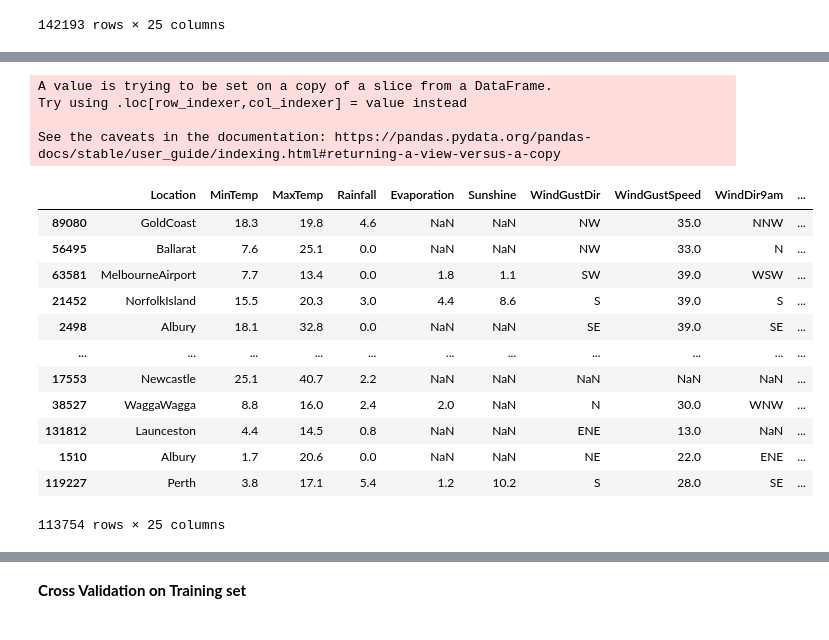
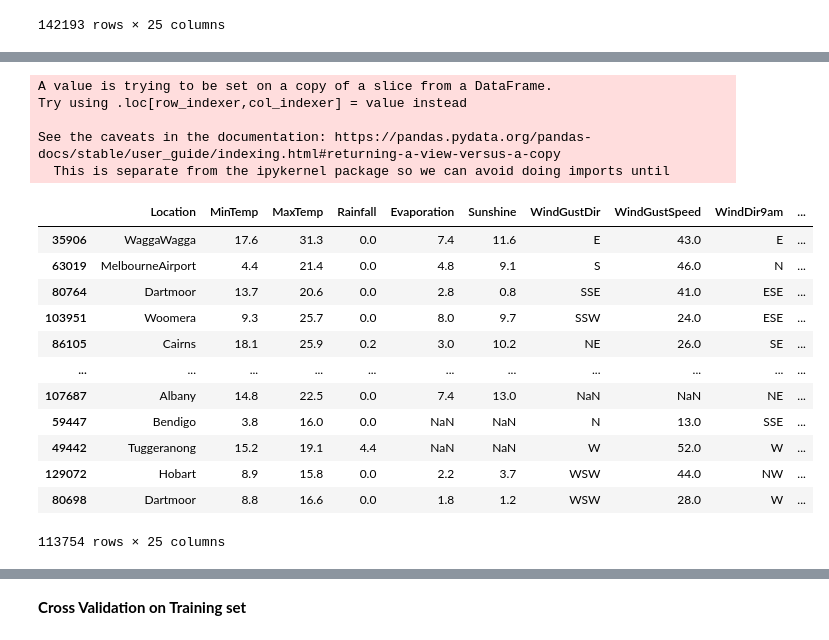
Before and after one commit to WoradeeKongthong/raining_tomorrow_classification, a Jupyter notebook: 02_Raining_LogisticRegression_plus_FeatureEngineering.ipynb, the cells around one changed output, grey strips where cells are left out. Cells and saved outputs as stored; diff of their text form; code cells hidden in the pictures.

```diff
--- a/02_Raining_LogisticRegression_plus_FeatureEngineering.ipynb
+++ b/02_Raining_LogisticRegression_plus_FeatureEngineering.ipynb
@@ -288,25 +272,27 @@ X_train
 # %%
-# append y_train into X_train to form a dataset and to handle the outliers
-X_train['RainTomorrow'] = y_train
+# create temp_df to combine X_train and y_train and cap the outliers
+temp_df = X_train
+temp_df['RainTomorrow'] = y_train
 # %% [output]
 A value is trying to be set on a copy of a slice from a DataFrame.
 Try using .loc[row_indexer,col_indexer] = value instead
 
 See the caveats in the documentation: https://pandas.pydata.org/pandas-docs/stable/user_guide/indexing.html#returning-a-view-versus-a-copy
+  This is separate from the ipykernel package so we can avoid doing imports until
-# %%
-X_train
-# %% [output]
-|  | Location | MinTemp | MaxTemp | Rainfall | Evaporation | Sunshine | WindGustDir | WindGustSpeed | WindDir9am | ... |
-| 89080 | GoldCoast | 18.3 | 19.8 | 4.6 | NaN | NaN | NW | 35.0 | NNW | ... |
-| 56495 | Ballarat | 7.6 | 25.1 | 0.0 | NaN | NaN | NW | 33.0 | N | ... |
-| 63581 | MelbourneAirport | 7.7 | 13.4 | 0.0 | 1.8 | 1.1 | SW | 39.0 | WSW | ... |
-| 21452 | NorfolkIsland | 15.5 | 20.3 | 3.0 | 4.4 | 8.6 | S | 39.0 | S | ... |
-| 2498 | Albury | 18.1 | 32.8 | 0.0 | NaN | NaN | SE | 39.0 | SE | ... |
-| ... | ... | ... | ... | ... | ... | ... | ... | ... | ... | ... |
-| 17553 | Newcastle | 25.1 | 40.7 | 2.2 | NaN | NaN | NaN | NaN | NaN | ... |
-| 38527 | WaggaWagga | 8.8 | 16.0 | 2.4 | 2.0 | NaN | N | 30.0 | WNW | ... |
-| 131812 | Launceston | 4.4 | 14.5 | 0.8 | NaN | NaN | ENE | 13.0 | NaN | ... |
-| 1510 | Albury | 1.7 | 20.6 | 0.0 | NaN | NaN | NE | 22.0 | ENE | ... |
-| 119227 | Perth | 3.8 | 17.1 | 5.4 | 1.2 | 10.2 | S | 28.0 | SE | ... |
-113754 rows × 25 columns
+# %%
+temp_df
+# %% [output]
+|  | Location | MinTemp | MaxTemp | Rainfall | Evaporation | Sunshine | WindGustDir | WindGustSpeed | WindDir9am | ... |
+| 35906 | WaggaWagga | 17.6 | 31.3 | 0.0 | 7.4 | 11.6 | E | 43.0 | E | ... |
+| 63019 | MelbourneAirport | 4.4 | 21.4 | 0.0 | 4.8 | 9.1 | S | 46.0 | N | ... |
+| 80764 | Dartmoor | 13.7 | 20.6 | 0.0 | 2.8 | 0.8 | SSE | 41.0 | ESE | ... |
+| 103951 | Woomera | 9.3 | 25.7 | 0.0 | 8.0 | 9.7 | SSW | 24.0 | ESE | ... |
+| 86105 | Cairns | 18.1 | 25.9 | 0.2 | 3.0 | 10.2 | NE | 26.0 | SE | ... |
+| ... | ... | ... | ... | ... | ... | ... | ... | ... | ... | ... |
+| 107687 | Albany | 14.8 | 22.5 | 0.0 | 7.4 | 13.0 | NaN | NaN | NE | ... |
+| 59447 | Bendigo | 3.8 | 16.0 | 0.0 | NaN | NaN | N | 13.0 | SSE | ... |
+| 49442 | Tuggeranong | 15.2 | 19.1 | 4.4 | NaN | NaN | W | 52.0 | W | ... |
+| 129072 | Hobart | 8.9 | 15.8 | 0.0 | 2.2 | 3.7 | WSW | 44.0 | NW | ... |
+| 80698 | Dartmoor | 8.8 | 16.6 | 0.0 | 1.8 | 1.2 | WSW | 28.0 | W | ... |
+113754 rows × 25 columns
 # %%
```
Also changed, not shown: parts of 29 cells of this notebook.
